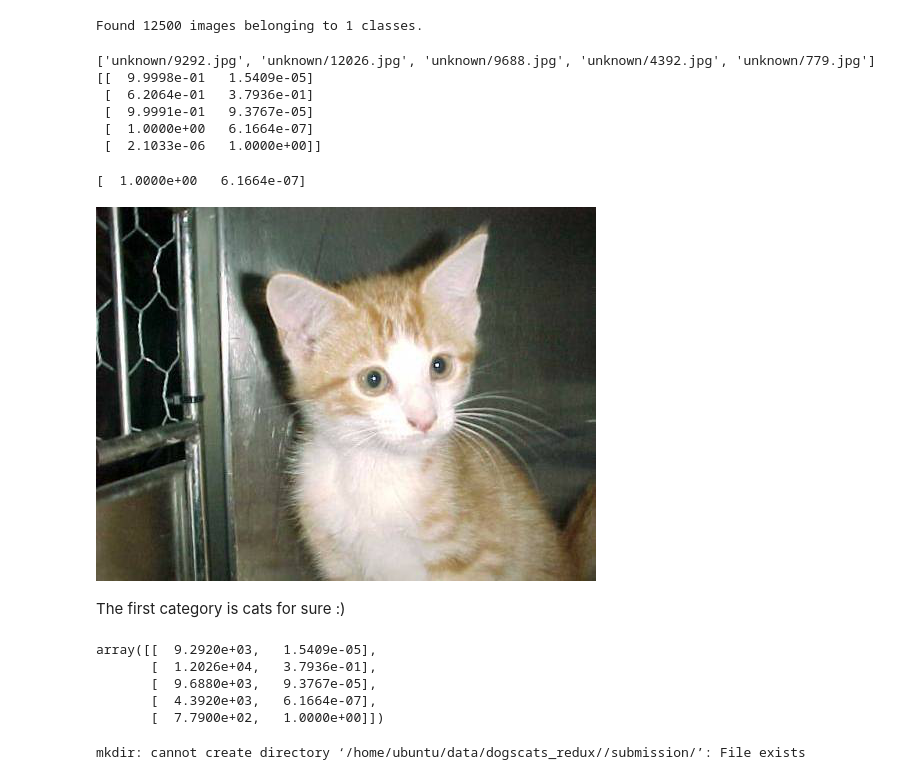
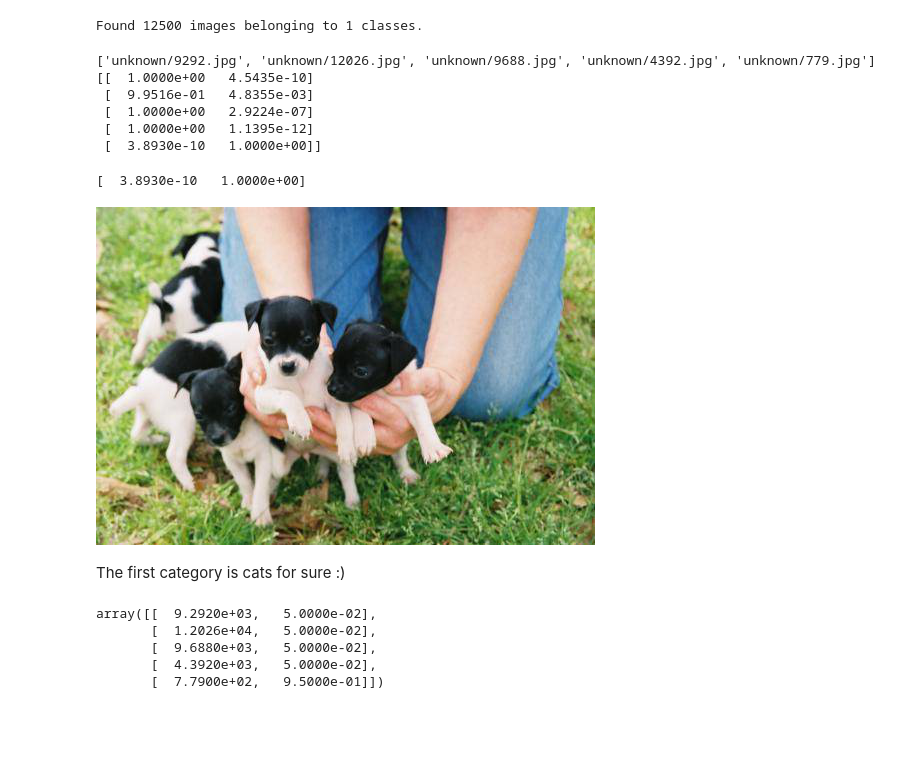
Before and after one commit to raspstephan/courses, a Jupyter notebook: deeplearning1/nbs/my_lesson1.ipynb, the cells around one changed output. Cells and saved outputs as stored; diff of their text form; code cells hidden in the pictures; blank space fills up the shorter version.

Commit message:
Full training and submission at 28%, check!

```diff
--- a/deeplearning1/nbs/my_lesson1.ipynb
+++ b/deeplearning1/nbs/my_lesson1.ipynb
@@ -138,8 +133,8 @@ Downloading data from http://files.fast.ai/models/vgg16.h5
 # %%
 # 2. Get train and valid batches
-batch_size = 4
-train_batches = vgg.get_batches(sample_path + '/train',
+batch_size = 64
+train_batches = vgg.get_batches(path + '/train',
                                 batch_size=batch_size)
-valid_batches = vgg.get_batches(sample_path + '/valid',
+valid_batches = vgg.get_batches(path + '/valid',
                                 batch_size=batch_size)
 # %% [output]
@@ -184,0 +178,2 @@ Epoch 1/1
+# %%
+vgg.fit(train_batches, valid_batches, nb_epoch=1)
@@ -213,19 +214,19 @@ print(test_batches.filenames[:5])
 print(predicts[:5])
 # %% [output]
 ['unknown/9292.jpg', 'unknown/12026.jpg', 'unknown/9688.jpg', 'unknown/4392.jpg', 'unknown/779.jpg']
-[[  9.9998e-01   1.5409e-05]
- [  6.2064e-01   3.7936e-01]
- [  9.9991e-01   9.3767e-05]
- [  1.0000e+00   6.1664e-07]
- [  2.1033e-06   1.0000e+00]]
+[[  1.0000e+00   4.5435e-10]
+ [  9.9516e-01   4.8355e-03]
+ [  1.0000e+00   2.9224e-07]
+ [  1.0000e+00   1.1395e-12]
+ [  3.8930e-10   1.0000e+00]]
 # %%
 from PIL import Image
-i = 3
+i = 4
 print(predicts[i])
 Image.open(path + '/test/' + test_batches.filenames[i])
 # %% [output]
-[  1.0000e+00   6.1664e-07]
+[  3.8930e-10   1.0000e+00]
-[figure, old version]
+[figure, new version]
 # %% [markdown]
 The first category is cats for sure :)
 # %%
@@ -237,21 +238,21 @@ utils.save_array(path + 'results/predicts.dat', predicts)
 # Now create the submission file
 import numpy as np
 isdog = predicts[:, 1]
+# Do the log loss trick
+isdog = isdog.clip(min=0.05, max=0.95)
 sub_ids = [int(fn.rstrip('.jpg').lstrip('unknown/')) for
            fn in test_batches.filenames]
 subm = np.stack([sub_ids,isdog], axis=1)
 subm[:5]
 # %% [output]
-array([[  9.2920e+03,   1.5409e-05],
-       [  1.2026e+04,   3.7936e-01],
-       [  9.6880e+03,   9.3767e-05],
-       [  4.3920e+03,   6.1664e-07],
-       [  7.7900e+02,   1.0000e+00]])
+array([[  9.2920e+03,   5.0000e-02],
+       [  1.2026e+04,   5.0000e-02],
+       [  9.6880e+03,   5.0000e-02],
+       [  4.3920e+03,   5.0000e-02],
+       [  7.7900e+02,   9.5000e-01]])
 # %%
-%mkdir $path/submission/
-sub_fn = path + 'submission/submission1.csv'
+%mkdir -p $path/submission/
+sub_fn = path + 'submission/submission2.csv'
-# %% [output]
-mkdir: cannot create directory ‘/home/ubuntu/data/dogscats_redux//submission/’: File exists
 # %%
 np.savetxt(sub_fn, subm, fmt='%d,%.5f', header='id,label', comments='')
 # %%
```
Also changed, not shown: parts of 10 cells of this notebook.
